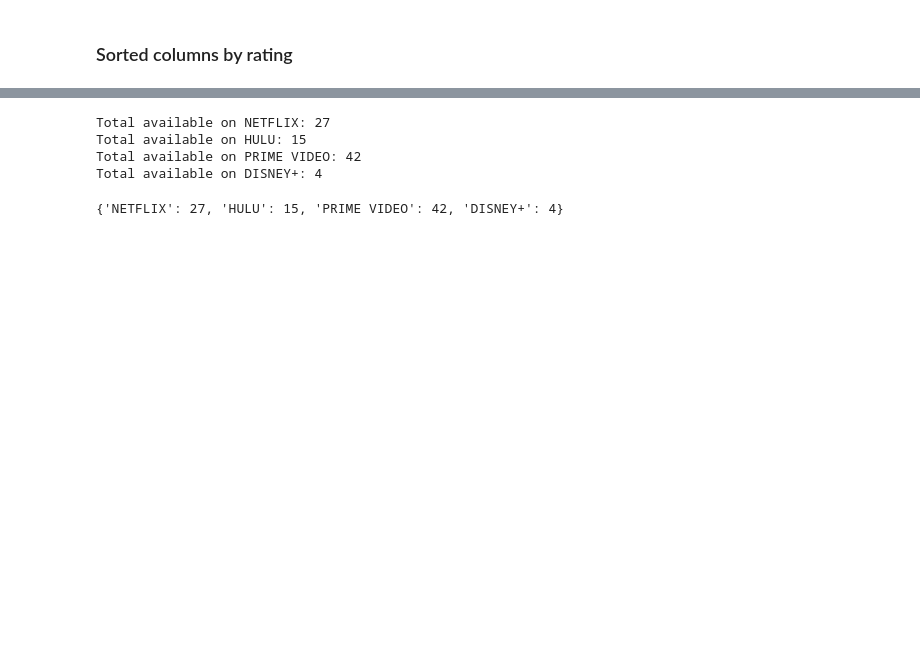
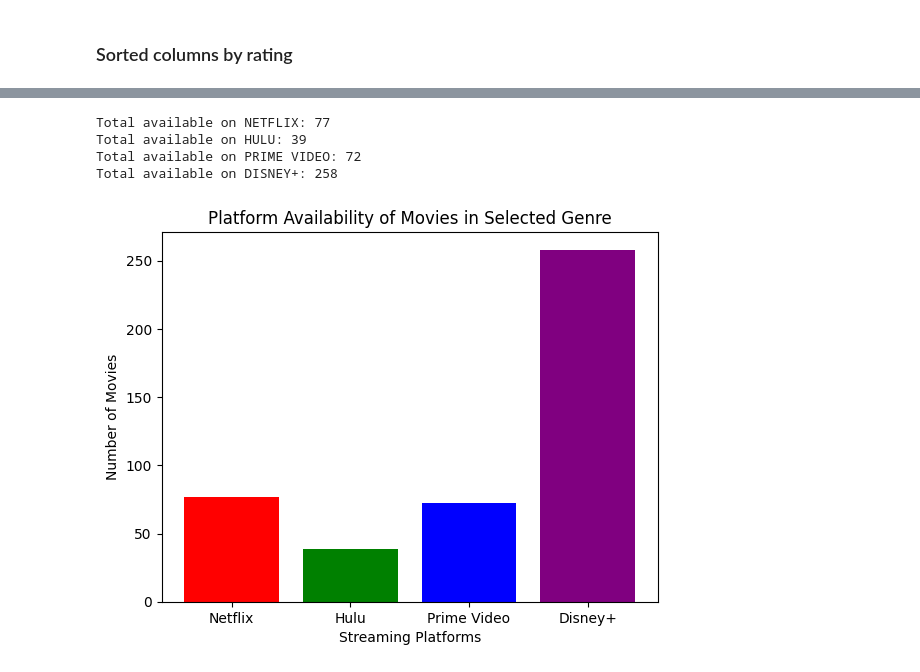
Before and after one commit to danthreepo/CapstoneProject_2025, a Jupyter notebook: vankirk_capstone_project_2025.ipynb, the cells around one changed output, grey strips where cells are left out. Drawn from its saved outputs; the diff is of its cells as text; code cells hidden in the pictures; blank space fills up the shorter version.

Commit message:
Cleaning up a few lines from last night. I have the genre user selectable now.  I am attempting to make the genre selection a function now so that it can be executed again after viewing each function.

```diff
--- a/vankirk_capstone_project_2025.ipynb
+++ b/vankirk_capstone_project_2025.ipynb
@@ -312,6 +333,6 @@ stream_df.head()
 # %% [markdown]
 ### Sorted columns by rating
 # %%
-#scifi_cleaned
-scifi_cleaned_sorted = scifi_cleaned.sort_values(by=['RATING'], ascending=[False])
-scifi_cleaned_sorted.head(10)
+# Top Rated
+movie_stream_df_top_rated = movie_stream_df.sort_values(by=['RATING'], ascending=[False])
+movie_stream_df_top_rated
@@ -374,8 +367,25 @@ def stream_totals(df):
 # %%
-stream_totals(movie_stream_df_toprated)
+stream_totals(movie_stream_df_top_rated)
 # %% [output]
-Total available on NETFLIX: 27
-Total available on HULU: 15
-Total available on PRIME VIDEO: 42
-Total available on DISNEY+: 4
+Total available on NETFLIX: 77
+Total available on HULU: 39
+Total available on PRIME VIDEO: 72
+Total available on DISNEY+: 258
-{'NETFLIX': 27, 'HULU': 15, 'PRIME VIDEO': 42, 'DISNEY+': 4}
+# %%
+platform_counts = {
+    "Netflix": movie_stream_df_top_rated["NETFLIX"].sum(),
+    "Hulu": movie_stream_df_top_rated["HULU"].sum(),
+    "Prime Video": movie_stream_df_top_rated["PRIME VIDEO"].sum(),
+    "Disney+": movie_stream_df_top_rated["DISNEY+"].sum(),
+}
+
+platforms = list(platform_counts.keys())
+values = list(platform_counts.values())
+
+plt.bar(platforms, values, color=["red", "green", "blue", "purple"])
+plt.xlabel("Streaming Platforms")
+plt.ylabel("Number of Movies")
+plt.title(f"Platform Availability of Movies in Selected Genre")
+plt.show()
+# %% [output]
+[figure, added]
```
Also changed, not shown: parts of 12 cells of this notebook.
